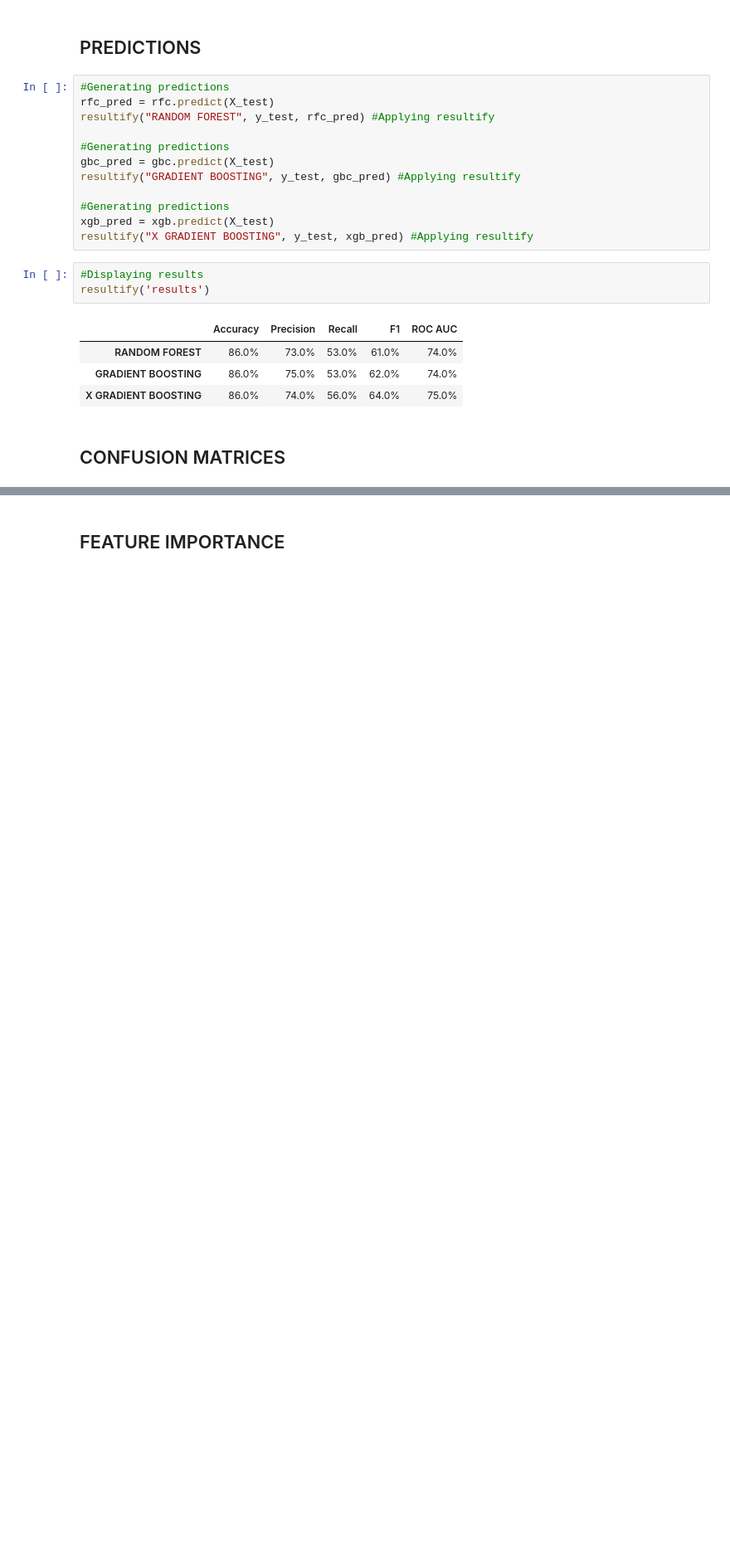
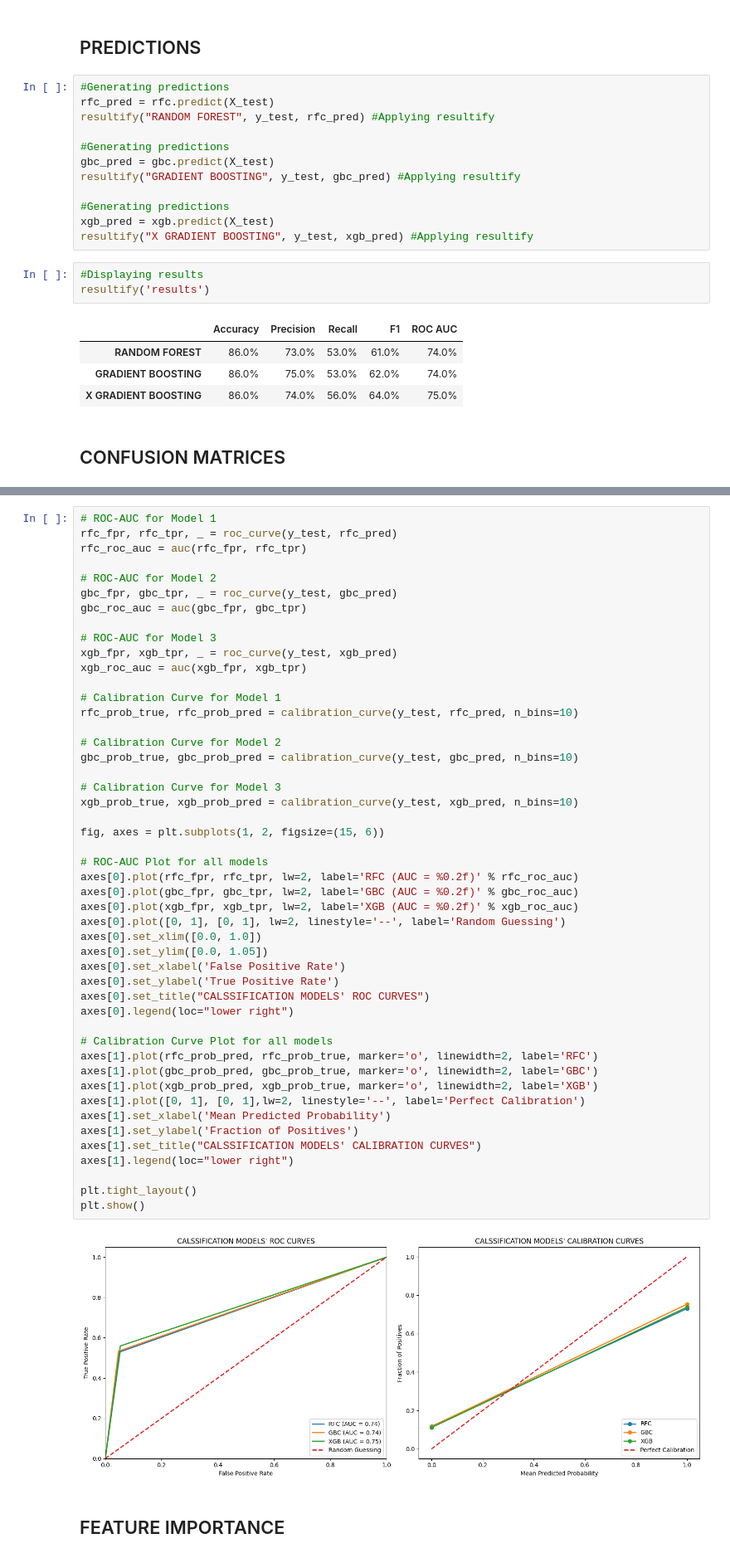
Before and after one commit to Stephen-Adwini-Badu/10.-Bank-Churn-Project, a Jupyter notebook: Bank Churn Notebook.ipynb, the cells around one changed output, grey strips where cells are left out. Shown: that part at 83% size. Cells and saved outputs as stored; diff of their text form; blank space fills up the shorter version.

```diff
--- a/Bank Churn Notebook.ipynb
+++ b/Bank Churn Notebook.ipynb
@@ -247,3 +250,53 @@ plt.tight_layout(pad=1.5)
+# %%
+# ROC-AUC for Model 1
+rfc_fpr, rfc_tpr, _ = roc_curve(y_test, rfc_pred)
+rfc_roc_auc = auc(rfc_fpr, rfc_tpr)
+
+# ROC-AUC for Model 2
+gbc_fpr, gbc_tpr, _ = roc_curve(y_test, gbc_pred)
+gbc_roc_auc = auc(gbc_fpr, gbc_tpr)
+
+# ROC-AUC for Model 3
+xgb_fpr, xgb_tpr, _ = roc_curve(y_test, xgb_pred)
+xgb_roc_auc = auc(xgb_fpr, xgb_tpr)
+
+# Calibration Curve for Model 1
+rfc_prob_true, rfc_prob_pred = calibration_curve(y_test, rfc_pred, n_bins=10)
+
+# Calibration Curve for Model 2
+gbc_prob_true, gbc_prob_pred = calibration_curve(y_test, gbc_pred, n_bins=10)
+
+# Calibration Curve for Model 3
+xgb_prob_true, xgb_prob_pred = calibration_curve(y_test, xgb_pred, n_bins=10)
+
+fig, axes = plt.subplots(1, 2, figsize=(15, 6))
+
+# ROC-AUC Plot for all models
+axes[0].plot(rfc_fpr, rfc_tpr, lw=2, label='RFC (AUC = %0.2f)' % rfc_roc_auc)
+axes[0].plot(gbc_fpr, gbc_tpr, lw=2, label='GBC (AUC = %0.2f)' % gbc_roc_auc)
+axes[0].plot(xgb_fpr, xgb_tpr, lw=2, label='XGB (AUC = %0.2f)' % xgb_roc_auc)
+axes[0].plot([0, 1], [0, 1], lw=2, linestyle='--', label='Random Guessing')
+axes[0].set_xlim([0.0, 1.0])
+axes[0].set_ylim([0.0, 1.05])
+axes[0].set_xlabel('False Positive Rate')
+axes[0].set_ylabel('True Positive Rate')
+axes[0].set_title("CALSSIFICATION MODELS' ROC CURVES")
+axes[0].legend(loc="lower right")
+
+# Calibration Curve Plot for all models
+axes[1].plot(rfc_prob_pred, rfc_prob_true, marker='o', linewidth=2, label='RFC')
+axes[1].plot(gbc_prob_pred, gbc_prob_true, marker='o', linewidth=2, label='GBC')
+axes[1].plot(xgb_prob_pred, xgb_prob_true, marker='o', linewidth=2, label='XGB')
+axes[1].plot([0, 1], [0, 1],lw=2, linestyle='--', label='Perfect Calibration')
+axes[1].set_xlabel('Mean Predicted Probability')
+axes[1].set_ylabel('Fraction of Positives')
+axes[1].set_title("CALSSIFICATION MODELS' CALIBRATION CURVES")
+axes[1].legend(loc="lower right")
+
+plt.tight_layout()
+plt.show()
+# %% [output]
+[figure, added]
 # %% [markdown]
 ## FEATURE IMPORTANCE
 # %%
```
Also changed, not shown: parts of 4 cells of this notebook.
